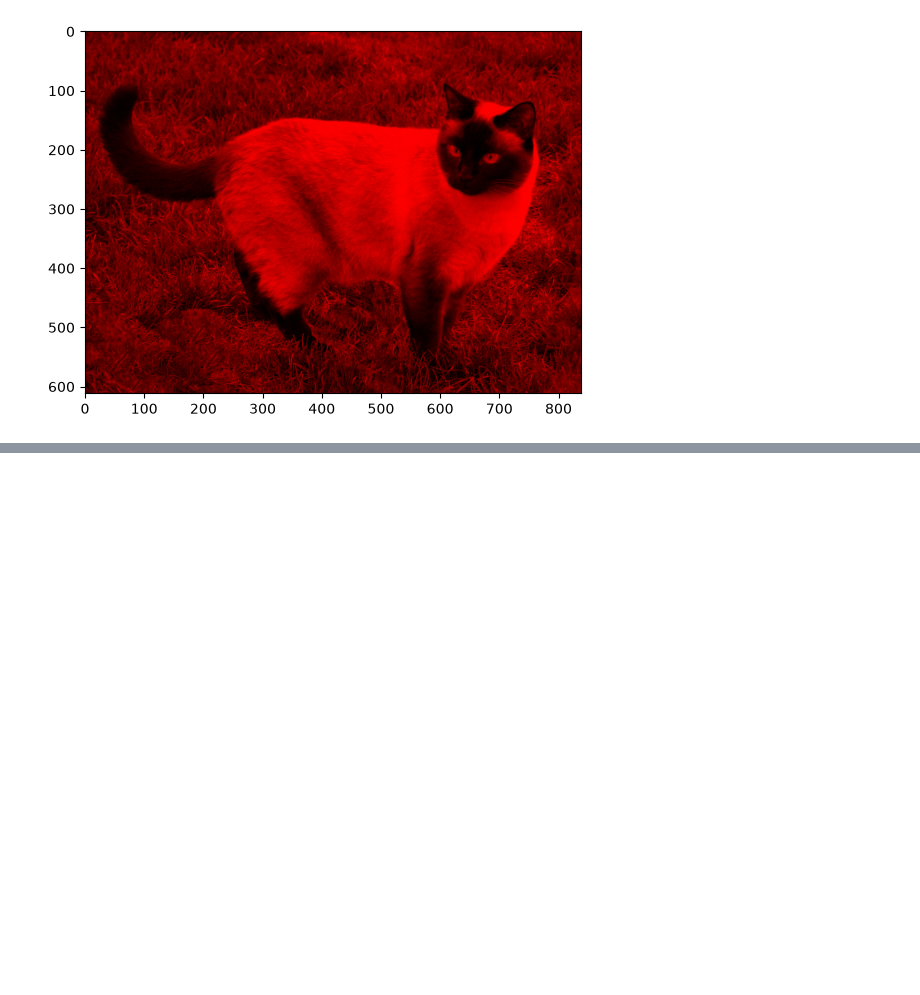
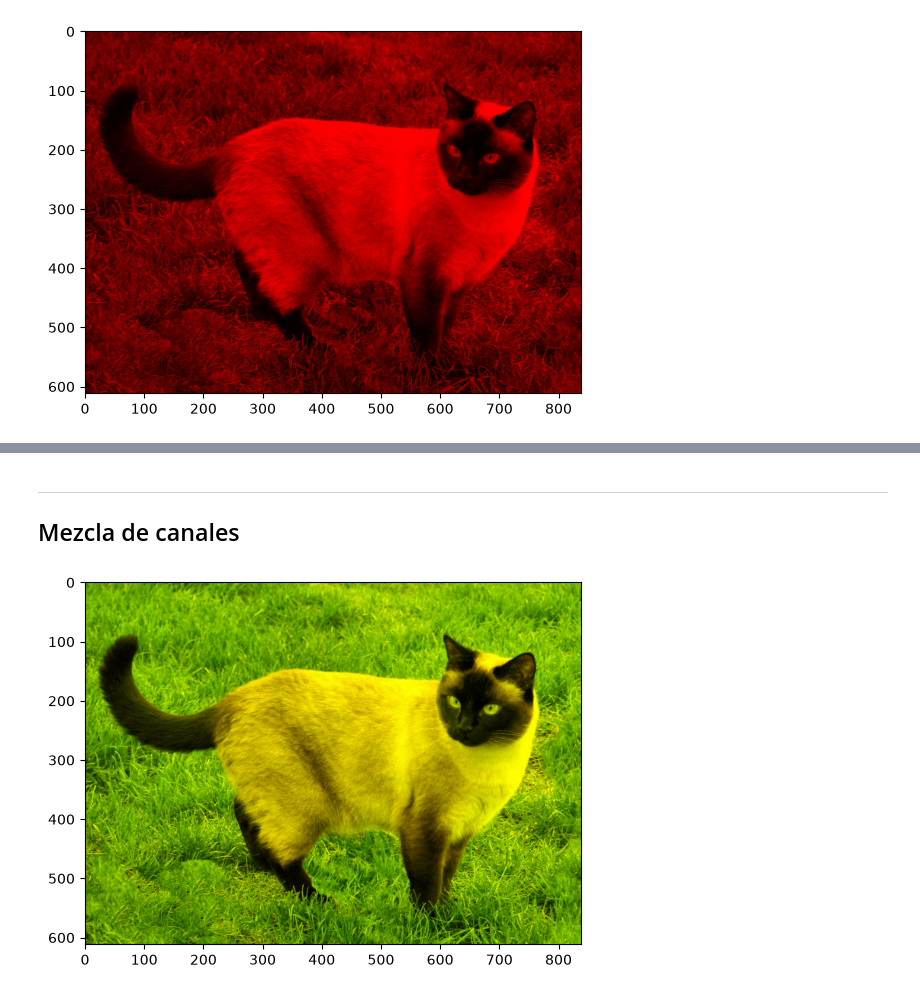
Before and after one commit to mikecr96/PDI-Ago-dic26-Gpo1, a Jupyter notebook: Semana V/color.ipynb, the cells around one changed output, grey strips where cells are left out. Cells and saved outputs as stored; diff of their text form; code cells hidden in the pictures; blank space fills up the shorter version.

```diff
--- a/Semana V/color.ipynb
+++ b/Semana V/color.ipynb
@@ -91,0 +105,17 @@ plt.show()
+# %% [markdown]
+---
+## Mezcla de canales
+# %%
+# R + G (Sin azul) -> amarillo
+
+# Apagar canal B
+# 1. Crear una copia para no afectar a la imagen original
+imagen_amarilla = imagen.copy()
+
+# 2. Apagar los canales G,B
+imagen_amarilla[:, :, 2] = 0
+
+plt.imshow(imagen_amarilla)
+plt.show()
+# %% [output]
+[figure, added]
```
Also changed, not shown: parts of 5 cells of this notebook, 1 other file.
